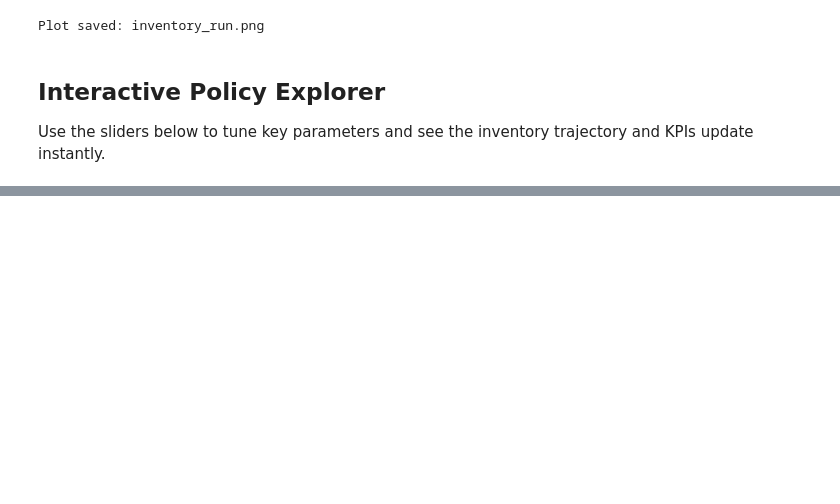
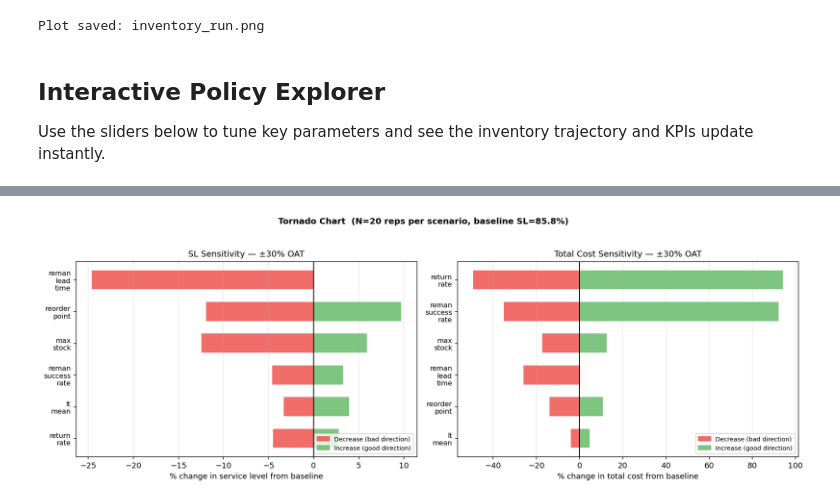
Before and after one commit to D2G2023/inventory2, a Jupyter notebook: notebooks/reman_im_sim.ipynb, the cells around one changed output, grey strips where cells are left out. Cells and saved outputs as stored; diff of their text form; code cells hidden in the pictures; blank space fills up the shorter version.

```diff
--- a/notebooks/reman_im_sim.ipynb
+++ b/notebooks/reman_im_sim.ipynb
@@ -525,0 +702,81 @@ HBox(children=(VBox(children=(IntSlider(value=35, description='Reorder pt', layo
+# %%
+TORNADO_PARAMS = ['reorder_point', 'max_stock', 'return_rate',
+                  'reman_success_rate', 'lt_mean', 'reman_lead_time']
+DELTA = 0.30
+
+# ── Monte Carlo baseline (fresh N_REPS runs for stable denominator) ───────
+base_batch = [kpi_from_run(run(BASELINE, s), BASELINE) for s in range(N_REPS)]
+base_df    = pd.DataFrame(base_batch)
+base_sl    = base_df.service_level.mean()
+base_cost  = base_df.total_cost.mean()
+
+# ── OAT sweep ─────────────────────────────────────────────────────────────
+records = []
+for param in TORNADO_PARAMS:
+    base_val = getattr(BASELINE, param)
+    for direction, sign in [('low', -1), ('high', +1)]:
+        perturbed = type(base_val)(base_val * (1 + sign * DELTA))
+        # clip probability parameters to valid [0, 1] range
+        if isinstance(base_val, float) and 0.0 <= base_val <= 1.0:
+            perturbed = min(1.0, max(0.0, perturbed))
+        p_var     = dataclasses.replace(BASELINE, **{param: perturbed})
+        batch     = [kpi_from_run(run(p_var, s), p_var) for s in range(N_REPS)]
+        df_b      = pd.DataFrame(batch)
+        records.append(dict(
+            param     = param,
+            direction = direction,
+            sl_chg    = 100 * (df_b.service_level.mean() - base_sl)  / base_sl,
+            cost_chg  = 100 * (df_b.total_cost.mean()    - base_cost) / base_cost,
+        ))
+df_tornado = pd.DataFrame(records)
+
+# ── build tornado summary sorted by swing ────────────────────────────────
+rows = []
+for param in TORNADO_PARAMS:
+    lo = df_tornado[(df_tornado.param == param) & (df_tornado.direction == 'low')].iloc[0]
+    hi = df_tornado[(df_tornado.param == param) & (df_tornado.direction == 'high')].iloc[0]
+    rows.append(dict(param=param,
+                     sl_lo=lo.sl_chg,   sl_hi=hi.sl_chg,
+                     cost_lo=lo.cost_chg, cost_hi=hi.cost_chg,
+                     sl_swing=abs(hi.sl_chg - lo.sl_chg),
+                     cost_swing=abs(hi.cost_chg - lo.cost_chg)))
+df_ts = pd.DataFrame(rows)
+
+df_sl   = df_ts.sort_values('sl_swing',   ascending=True)
+df_cost = df_ts.sort_values('cost_swing', ascending=True)
+
+# ── plot ──────────────────────────────────────────────────────────────────
+fig, axes = plt.subplots(1, 2, figsize=(14, 5))
+
+def draw_tornado(ax, df_sorted, lo_col, hi_col, title, xlabel):
+    y_pos = np.arange(len(df_sorted))
+    labels = df_sorted.param.str.replace('_', '\n', regex=False).tolist()
+    for i, (_, row) in enumerate(df_sorted.iterrows()):
+        lo, hi = row[lo_col], row[hi_col]
+        color_lo = '#EF5350' if lo < 0 else '#66BB6A'
+        color_hi = '#EF5350' if hi < 0 else '#66BB6A'
+        ax.barh(i, lo, color=color_lo, alpha=0.85, height=0.6)
+        ax.barh(i, hi, color=color_hi, alpha=0.85, height=0.6)
+    ax.axvline(0, color='black', lw=1.2)
+    ax.set_yticks(y_pos)
+    ax.set_yticklabels(labels, fontsize=9)
+    ax.set_xlabel(xlabel, fontsize=10)
+    ax.set_title(title, fontsize=11)
+    ax.grid(True, axis='x', alpha=0.3)
+    red_p   = mpatches.Patch(color='#EF5350', alpha=0.85, label='Decrease (bad direction)')
+    green_p = mpatches.Patch(color='#66BB6A', alpha=0.85, label='Increase (good direction)')
+    ax.legend(handles=[red_p, green_p], fontsize=8, loc='lower right')
+
+draw_tornado(axes[0], df_sl,   'sl_lo',   'sl_hi',
+             f'SL Sensitivity — ±{int(DELTA*100)}% OAT',
+             '% change in service level from baseline')
+draw_tornado(axes[1], df_cost, 'cost_lo', 'cost_hi',
+             f'Total Cost Sensitivity — ±{int(DELTA*100)}% OAT',
+             '% change in total cost from baseline')
+
+plt.suptitle(f'Tornado Chart  (N={N_REPS} reps per scenario, baseline SL={base_sl:.1%})',
+             fontsize=11, fontweight='bold')
+plt.tight_layout(rect=[0, 0, 1, 0.95])
+plt.show()
+# %% [output]
+[figure, added]
```
Also changed, not shown: parts of 14 cells of this notebook, 5 other files.
